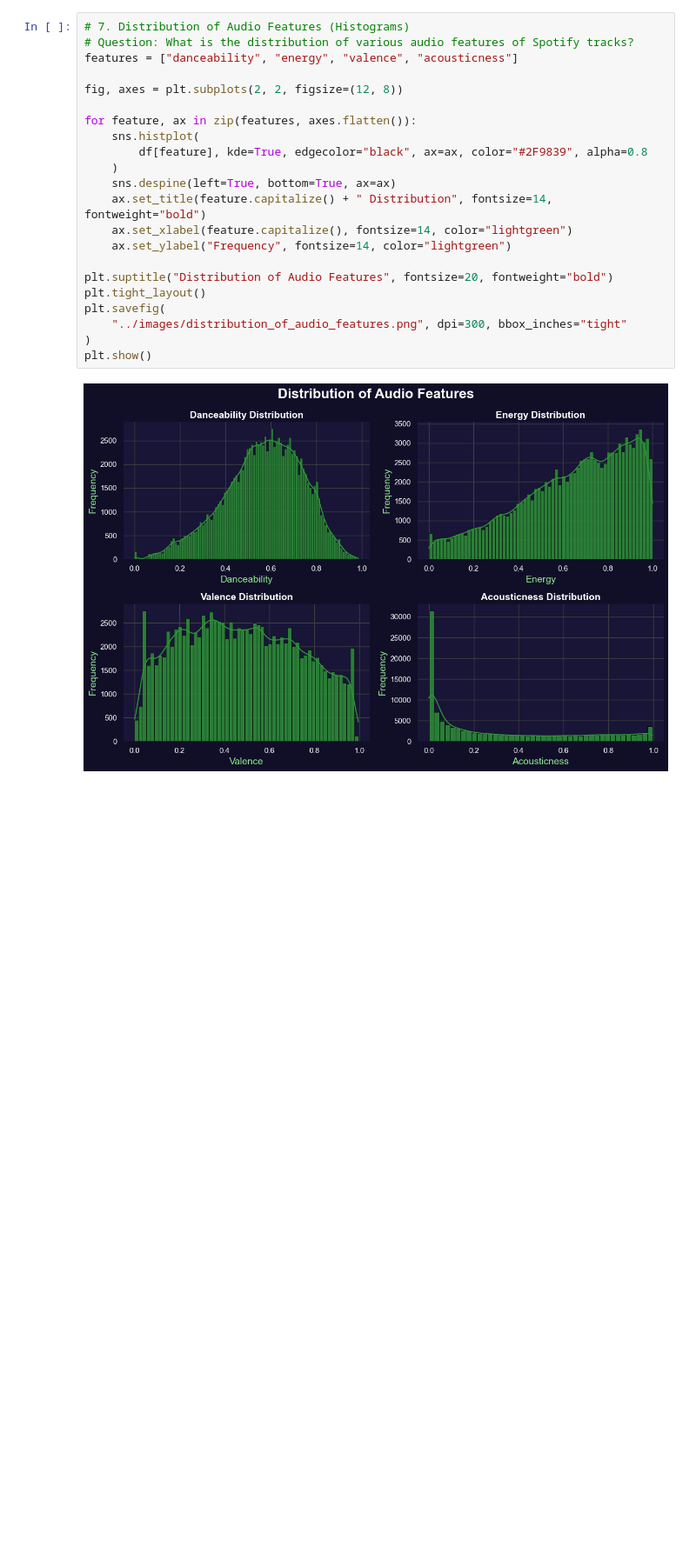
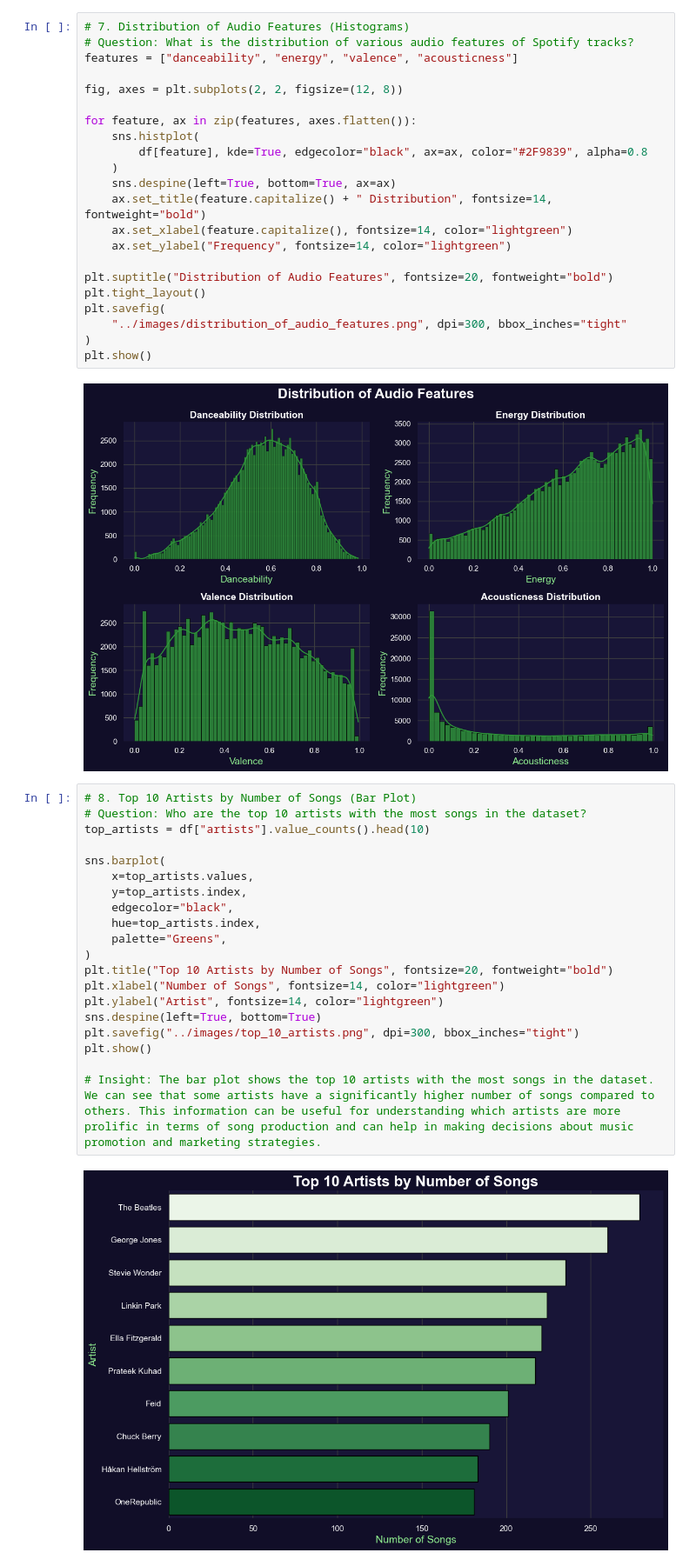
Before and after one commit to mianxabdullah/Spotify_Dashboard, a Jupyter notebook: notebooks/spotify_dashboard.ipynb, the cells around one changed output. Shown at 87% size. Drawn from its saved outputs; the diff is of its cells as text; blank space fills up the shorter version.

Commit message:
Added Top 10 Artists by Number of Songs (Bar Plot)

```diff
--- a/notebooks/spotify_dashboard.ipynb
+++ b/notebooks/spotify_dashboard.ipynb
@@ -297,3 +292,25 @@ plt.savefig(
 plt.show()
 # %% [output]
 [figure]
+# %%
+# 8. Top 10 Artists by Number of Songs (Bar Plot)
+# Question: Who are the top 10 artists with the most songs in the dataset?
+top_artists = df["artists"].value_counts().head(10)
+
+sns.barplot(
+    x=top_artists.values,
+    y=top_artists.index,
+    edgecolor="black",
+    hue=top_artists.index,
+    palette="Greens",
+)
+plt.title("Top 10 Artists by Number of Songs", fontsize=20, fontweight="bold")
+plt.xlabel("Number of Songs", fontsize=14, color="lightgreen")
+plt.ylabel("Artist", fontsize=14, color="lightgreen")
+sns.despine(left=True, bottom=True)
+plt.savefig("../images/top_10_artists.png", dpi=300, bbox_inches="tight")
+plt.show()
+
+# Insight: The bar plot shows the top 10 artists with the most songs in the dataset. We can see that some artists have a significantly higher number of songs compared to others. This information can be useful for understanding which artists are more prolific in terms of song production and can help in making decisions about music promotion and marketing strategies.
+# %% [output]
+[figure, added]
```
Also changed, not shown: parts of 1 cell of this notebook.
